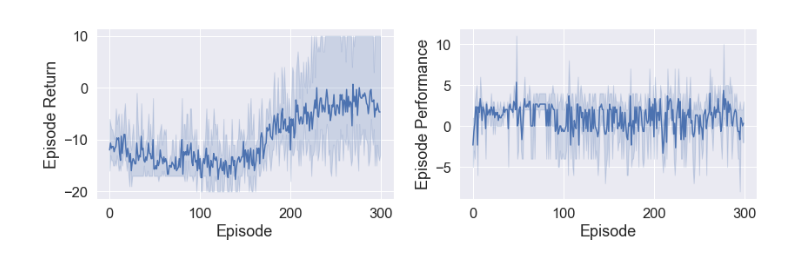
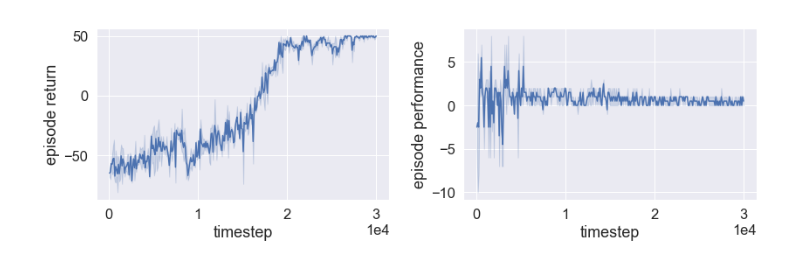
Before and after one commit to OpenMined/CampX, a Jupyter notebook: examples/Plotting CampX Results.ipynb, the cells around one changed output. Cells and saved outputs as stored; diff of their text form; code cells hidden in the pictures.

```diff
--- a/examples/Plotting CampX Results.ipynb
+++ b/examples/Plotting CampX Results.ipynb
@@ -5,17 +5,19 @@ import matplotlib.pyplot as plt
 import seaborn as sns
 sns.set(style="darkgrid")
 # %%
-fname = 'smallexp_n3_steps20_eps300_sassy0.csv'
+fname = '20181015_basic_n2_steps100_eps300_sassy0.csv'
 df = pd.read_csv('logs/{}'.format(fname))
 # %%
 # Plot the responses for different events and regions
 sns.set(font_scale=1.5)
 fig, axes = plt.subplots(nrows=1, ncols=2)
 fig.set_size_inches(12, 4)
-sns.lineplot(x="ep", y="R", data=df, ax=axes[0])
-axes[0].set(xlabel='Episode', ylabel='Episode Return');
-sns.lineplot(x="ep", y="P", data=df, ax=axes[1])
-axes[1].set(xlabel='Episode', ylabel='Episode Performance');
+sns.lineplot(x="step", y="R", data=df, ax=axes[0])
+axes[0].set(xlabel='timestep', ylabel='episode return');
+axes[0].ticklabel_format(style='sci', scilimits=(0,0), axis='x')
+sns.lineplot(x="step", y="P", data=df, ax=axes[1])
+axes[1].set(xlabel='timestep', ylabel='episode performance');
 plt.tight_layout()
+axes[1].ticklabel_format(style='sci', scilimits=(0,0), axis='x')
 # %% [output]
-[figure, old version]
+[figure, new version]
```
Also changed, not shown: 1 other file.
